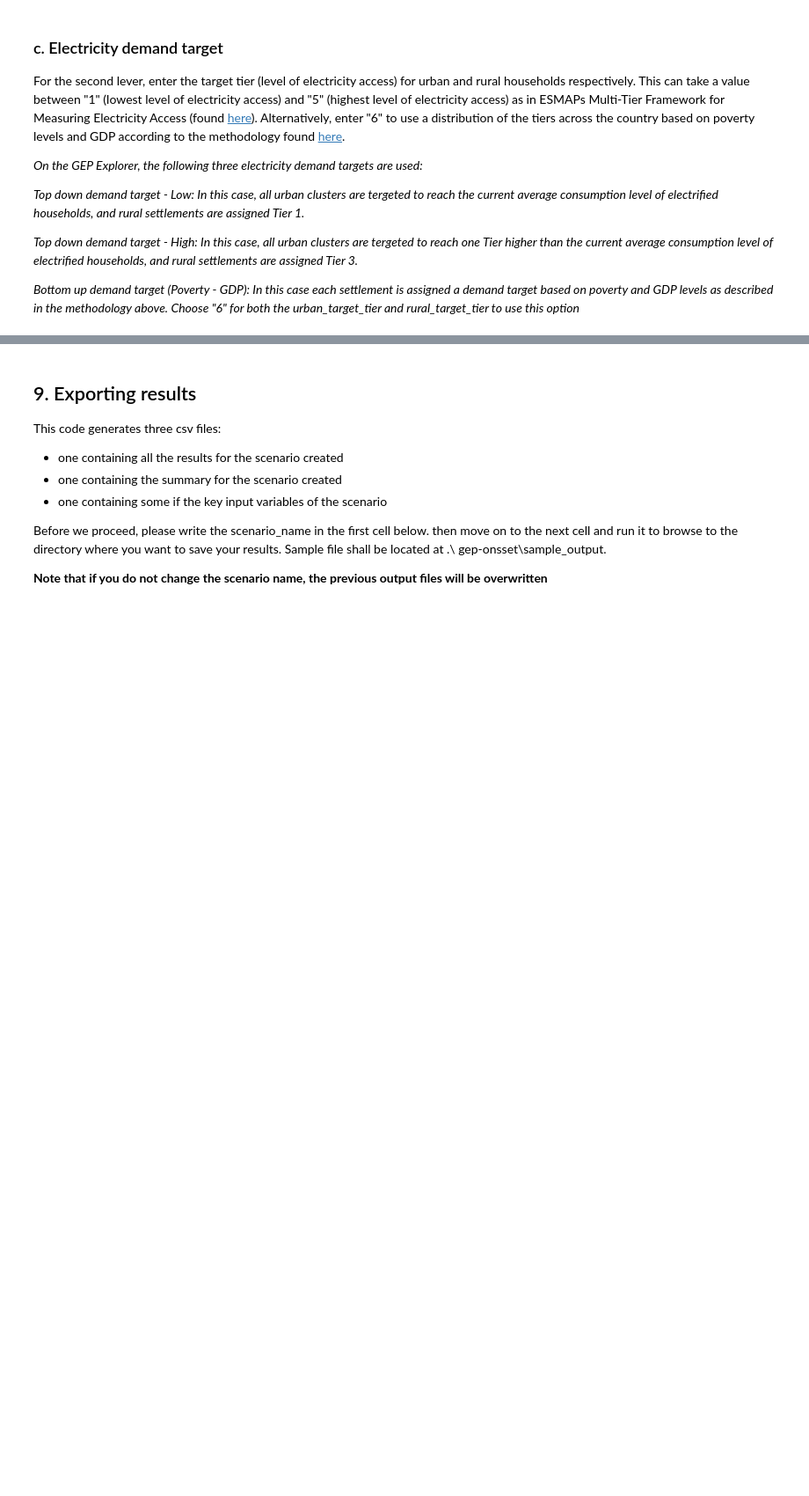
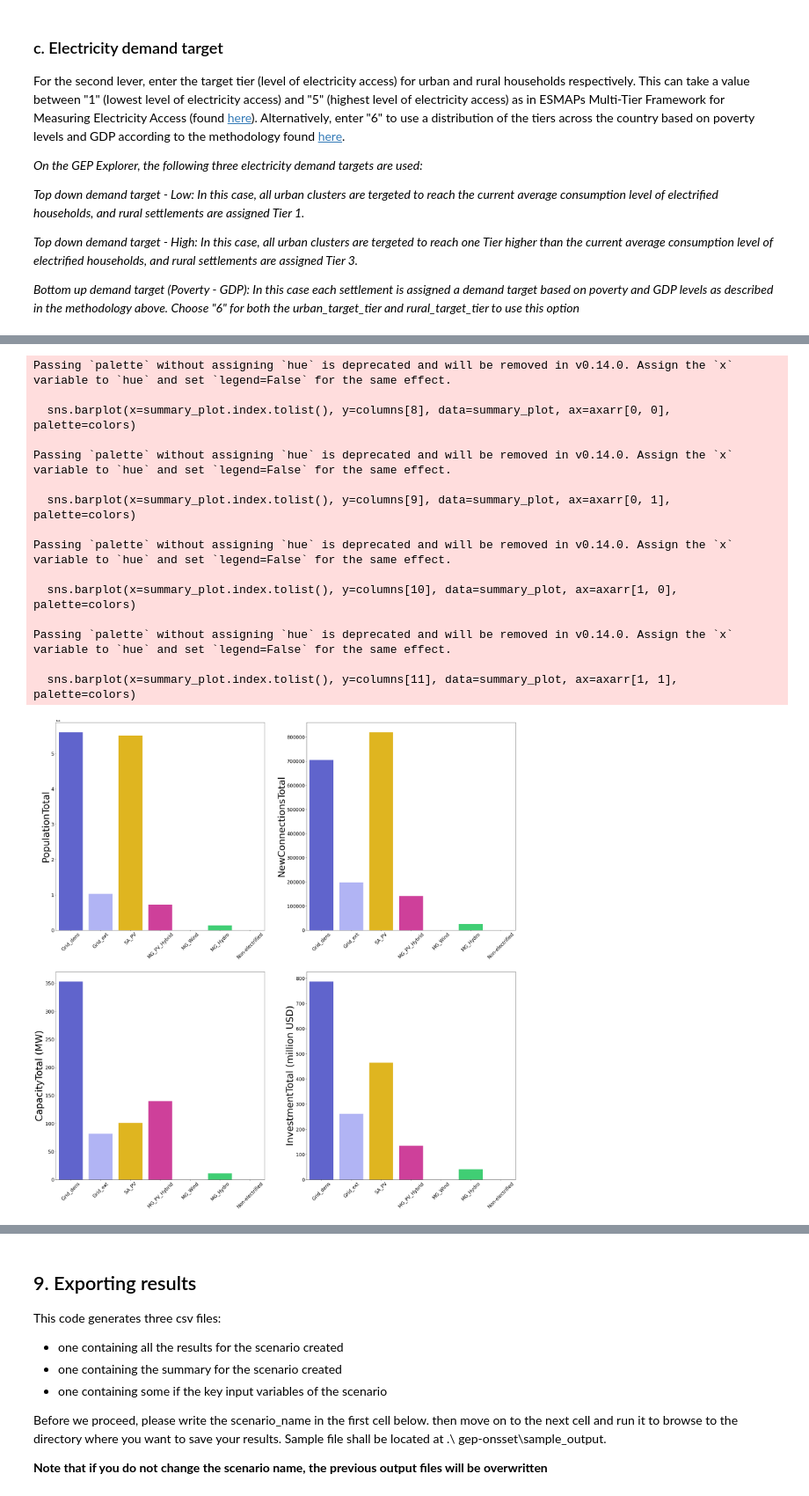
Before and after one commit to Mozambique-IEP/onsset, a Jupyter notebook: OnSSET_notebook.ipynb, the cells around one changed output, grey strips where cells are left out. Shown at 88% size. Cells and saved outputs as stored; diff of their text form; code cells hidden in the pictures; blank space fills up the shorter version.

```diff
--- a/OnSSET_notebook.ipynb
+++ b/OnSSET_notebook.ipynb
@@ -34,8 +67,8 @@ onsseter.df['PerCapitaDemand'] = 0
 Next, define the modelling period and the electrification rate to be achieved by the end of the analysis. Further down you will also define an intermediate year and target.
 # %%
 start_year = 2024
-intermediate_year = 2030
-end_year = 2035
+intermediate_year = 2027
+end_year = 2030
 
 intermediate_electrification_rate_target = 0.80 # E.g. 1 for 100% electrification rate or 0.80 for 80% electrification rate
 end_electrification_rate_target = 1 # E.g. 1 for 100% electrification rate or 0.80 for 80% electrification rate
@@ -114 +136,4 @@ mg_hydro_capital_cost = {float("inf"): 3000}      ### Mini-grid Hydro capital co
+# %%
+mg_hydro_capital_cost = {float("inf"): 3000}      ### Mini-grid Hydro capital cost (USD/kW) as expected in the years of the analysis
+mg_wind_capital_cost = {float("inf"): 3750}                   # Wind turbine capital cost, USD/kW peak power
 # %%
@@ -243,0 +283,4 @@ OnSSET is a GIS based tool and its proper function depends heavily on the dilige
+# %%
+auto_intensification = 2        # Buffer distance (km) for automatic intensification
+
+max_grid_intensification_cost = 1800  # Maximum cost per household (USD/household) for forced grid intensification
@@ -332,7 +387 @@ onsseter.prepare_wtf_tier_columns(num_people_per_hh_rural, num_people_per_hh_urb
-# %%
-onsseter.df[SET_EDU_DEMAND] = 0           # Demand for educational facilities (kWh/capita/year)
-onsseter.df[SET_HEALTH_DEMAND] = 0        # Demand for health facilities (kWh/capita/year)
-onsseter.df[SET_COMMERCIAL_DEMAND] = 0    # Demand for commercial activities (kWh/capita/year)
-onsseter.df[SET_AGRI_DEMAND] = 0          # Demand for agricultural activities (kWh/capita/year)
-productive_demand = 0 # 1 if productive demand is defined and should be included, else 0
 # %% [markdown]
@@ -441,28 +627,49 @@ summary_table
 # %%
 import matplotlib.pylab as plt
 import seaborn as sns
 
-colors = ['#73B2FF','#EDD100','#EDA800','#1F6600','#98E600','#70A800','#1FA800']
+colors = ['#4e53de', '#a6aaff', '#ffc700', '#e628a0', '#1b8f4d', '#28e66d', '#808080']
 techs_colors = dict(zip(techs, colors))
 
 summary_plot=summary_table.drop(labels='Total',axis=0)
-fig_size = [15, 15]
-font_size = 10
+fig_size = [35, 35]
+font_size = 1
 plt.rcParams["figure.figsize"] = fig_size
 f, axarr = plt.subplots(2, 2)
 fig_size = [15, 15]
-font_size = 10
+font_size = 20
 plt.rcParams["figure.figsize"] = fig_size
 
-sns.barplot(x=summary_plot.index.tolist(), y=columns[4], data=summary_plot, ax=axarr[0, 0], palette=colors)
-axarr[0, 0].set_ylabel(columns[4], fontsize=2*font_size)
+sns.barplot(x=summary_plot.index.tolist(), y=columns[8], data=summary_plot, ax=axarr[0, 0], palette=colors)
+axarr[0, 0].set_ylabel(columns[8], fontsize=2*font_size)
+axarr[0, 0].tick_params(axis='x', labelrotation=45)
 axarr[0, 0].tick_params(labelsize=font_size)
-sns.barplot(x=summary_plot.index.tolist(), y=columns[5], data=summary_plot, ax=axarr[0, 1], palette=colors)
-axarr[0, 1].set_ylabel(columns[5], fontsize=2*font_size)
+sns.barplot(x=summary_plot.index.tolist(), y=columns[9], data=summary_plot, ax=axarr[0, 1], palette=colors)
+axarr[0, 1].set_ylabel(columns[9], fontsize=2*font_size)
+axarr[0, 1].tick_params(axis='x', labelrotation=45)
 axarr[0, 1].tick_params(labelsize=font_size)
-sns.barplot(x=summary_plot.index.tolist(), y=columns[6], data=summary_plot, ax=axarr[1, 0], palette=colors)
-axarr[1, 0].set_ylabel(columns[6], fontsize=2*font_size)
+sns.barplot(x=summary_plot.index.tolist(), y=columns[10], data=summary_plot, ax=axarr[1, 0], palette=colors)
+axarr[1, 0].set_ylabel(columns[10], fontsize=2*font_size)
+axarr[1, 0].tick_params(axis='x', labelrotation=45)
 axarr[1, 0].tick_params(labelsize=font_size)
-sns.barplot(x=summary_plot.index.tolist(), y=columns[7], data=summary_plot, ax=axarr[1, 1], palette=colors)
-axarr[1, 1].set_ylabel(columns[7], fontsize=2*font_size)
+sns.barplot(x=summary_plot.index.tolist(), y=columns[11], data=summary_plot, ax=axarr[1, 1], palette=colors)
+axarr[1, 1].set_ylabel(columns[11], fontsize=2*font_size)
+axarr[1, 1].tick_params(axis='x', labelrotation=45)
 axarr[1, 1].tick_params(labelsize=font_size)
+# %% [output]
+Passing `palette` without assigning `hue` is deprecated and will be removed in v0.14.0. Assign the `x` variable to `hue` and set `legend=False` for the same effect.
+
+  sns.barplot(x=summary_plot.index.tolist(), y=columns[8], data=summary_plot, ax=axarr[0, 0], palette=colors)
+
+Passing `palette` without assigning `hue` is deprecated and will be removed in v0.14.0. Assign the `x` variable to `hue` and set `legend=False` for the same effect.
+
+  sns.barplot(x=summary_plot.index.tolist(), y=columns[9], data=summary_plot, ax=axarr[0, 1], palette=colors)
+
+Passing `palette` without assigning `hue` is deprecated and will be removed in v0.14.0. Assign the `x` variable to `hue` and set `legend=False` for the same effect.
+
+  sns.barplot(x=summary_plot.index.tolist(), y=columns[10], data=summary_plot, ax=axarr[1, 0], palette=colors)
+
+Passing `palette` without assigning `hue` is deprecated and will be removed in v0.14.0. Assign the `x` variable to `hue` and set `legend=False` for the same effect.
+
+  sns.barplot(x=summary_plot.index.tolist(), y=columns[11], data=summary_plot, ax=axarr[1, 1], palette=colors)
+[figure, added]
```
Also changed, not shown: parts of 38 cells of this notebook, 3 other files.
